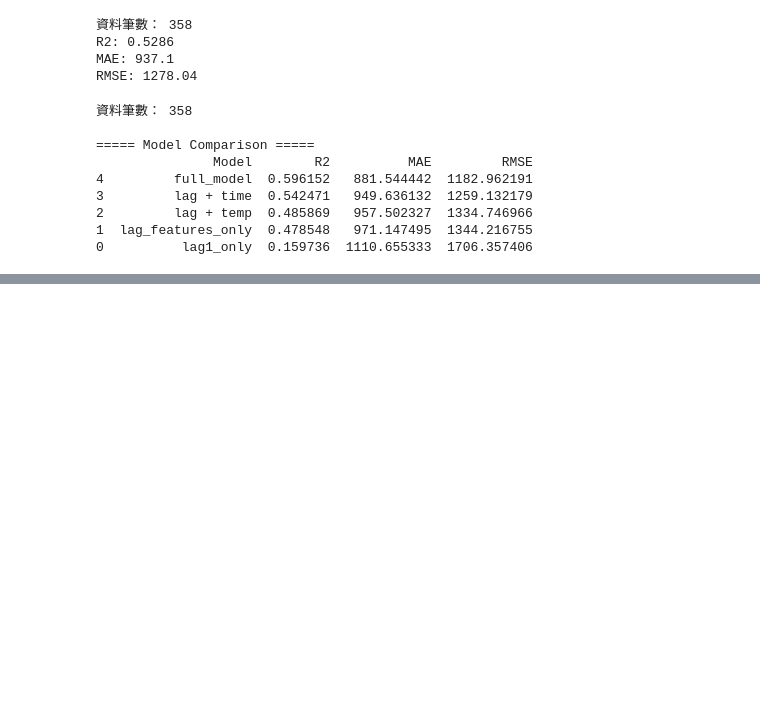
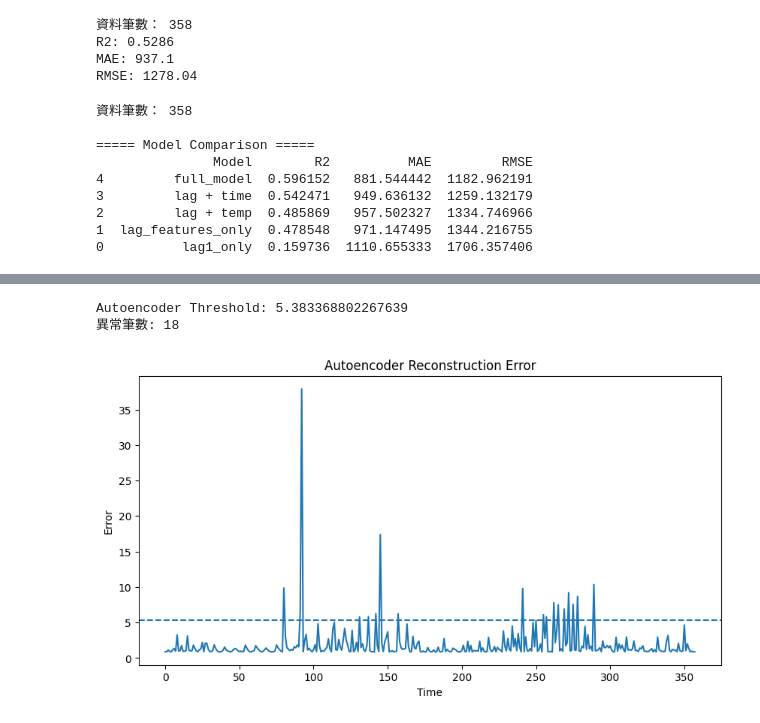
Before and after one commit to 12173238/228project, a Jupyter notebook: data.ipynb, the cells around one changed output, grey strips where cells are left out. Cells and saved outputs as stored; diff of their text form; code cells hidden in the pictures; blank space fills up the shorter version.

Commit message:
autoencoder

```diff
--- a/data.ipynb
+++ b/data.ipynb
@@ -939,0 +1054,66 @@ print(results_df.sort_values(by="R2", ascending=False))
+# %%
+# =========================
+# Autoencoder 模型建構
+# =========================
+
+from sklearn.neural_network import MLPRegressor
+
+# 訓練 Autoencoder（輸入=輸出）
+autoencoder = MLPRegressor(
+    hidden_layer_sizes=(4, 2, 4),
+    activation='relu',
+    max_iter=2000,
+    random_state=42
+)
+
+autoencoder.fit(ae_scaled, ae_scaled)
+
+
+# =========================
+# 重建資料
+# =========================
+
+reconstructed = autoencoder.predict(ae_scaled)
+
+# 重建誤差（核心指標）
+df["ae_error"] = np.mean(
+    (ae_scaled - reconstructed) ** 2,
+    axis=1
+)
+
+
+# =========================
+# 設定異常門檻（研究最安全做法）
+# =========================
+
+threshold = np.percentile(df["ae_error"], 95)
+
+print("Autoencoder Threshold:", threshold)
+
+
+# =========================
+# 判斷異常
+# =========================
+
+df["is_anomaly"] = df["ae_error"] > threshold
+
+print("異常筆數:", df["is_anomaly"].sum())
+
+
+# =========================
+# 畫圖檢查（建議一定做）
+# =========================
+
+import matplotlib.pyplot as plt
+
+plt.figure(figsize=(10,5))
+plt.plot(df["ae_error"])
+plt.axhline(threshold, linestyle='--')
+plt.title("Autoencoder Reconstruction Error")
+plt.xlabel("Time")
+plt.ylabel("Error")
+plt.show()
+# %% [output]
+Autoencoder Threshold: 5.383368802267639
+異常筆數: 18
+[figure, added]
```
Also changed, not shown: parts of 3 cells of this notebook.
